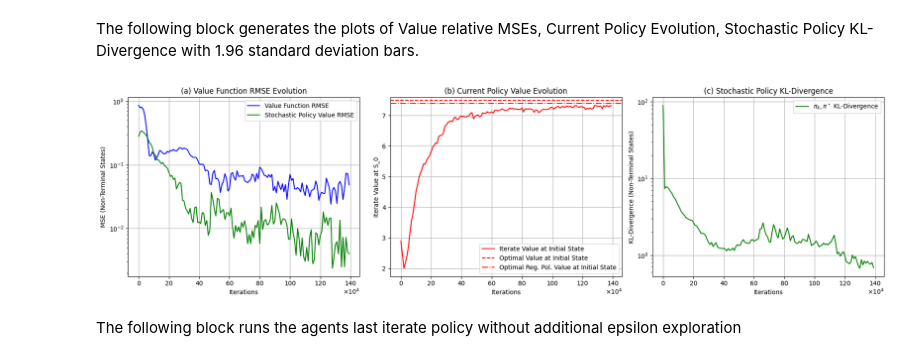
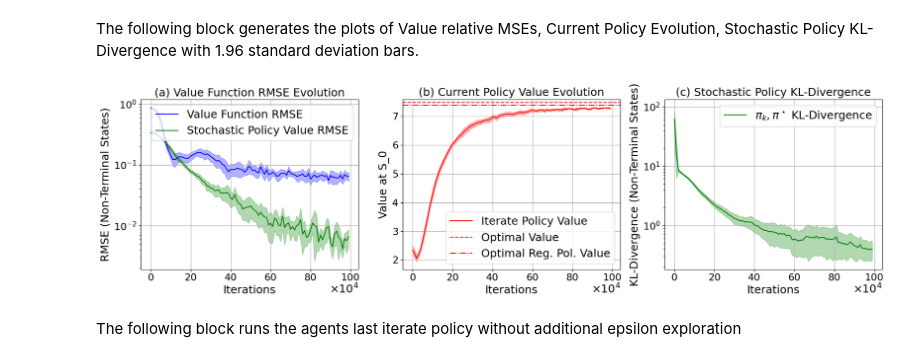
Before and after one commit to AxelFW/tt-primal-dual-rl, a Jupyter notebook: tt_primal_dual_rl_FrozenLake.ipynb, the cells around one changed output. Cells and saved outputs as stored; diff of their text form; code cells hidden in the pictures.

Commit message:
Plot Fontsize changes

```diff
--- a/tt_primal_dual_rl_FrozenLake.ipynb
+++ b/tt_primal_dual_rl_FrozenLake.ipynb
@@ -817,7 +817,7 @@ from scipy.optimize import root_scalar
 n_episodes = 100_000
 n_total_episodes = 180_000  # total episodes for simulation
 MSE_freq = 10_000
-num_runs = 1  # run 10 independent initializations
+num_runs = 10  # run 10 independent initializations
 
 desc = ["SHHH",
         "FFFH",
@@ -836,7 +836,7 @@ eta_rho = 0.1
 max_buffer = 10_000
 
 # Decay scaling
-decay_scale = 200
+decay_scale = 500
 
 # Determine flat start iterations using root_scalar
 alpha_k = lambda count: 0.01 - 1 / (10 + (count))
@@ -1007,7 +1016,7 @@ def compute_mean_ci(data_list, plot_len):
     ci_lower = mean - 2 * std_error
     return mean, ci_upper, ci_lower
 
-Plot_len = 140
+Plot_len = 100
 
 # Compute mean and confidence intervals for each metric
 mse_reg_mean, mse_reg_ci_upper, mse_reg_ci_lower = compute_mean_ci(all_mse_reg_values, Plot_len)
@@ -1018,55 +1027,54 @@ rho_kl_mean, rho_kl_ci_upper, rho_kl_ci_lower = compute_mean_ci(all_rho_pol_opt_
 # Create a figure with three subplots
 fig, axes = plt.subplots(1, 3, figsize=(18, 5))
 
 # --- Subplot (a): Value Function MSE ---
 axes[0].plot(range(Plot_len), mse_reg_mean, label="Value Function RMSE", color="blue")
 axes[0].fill_between(range(Plot_len), mse_reg_ci_lower, mse_reg_ci_upper, color="blue", alpha=0.3)  # CI shading
 
 axes[0].plot(range(Plot_len), value_mse_mean, label="Stochastic Policy Value RMSE", color="green")
 axes[0].fill_between(range(Plot_len), value_mse_ci_lower, value_mse_ci_upper, color="green", alpha=0.3)
 
-axes[0].set_xlabel("Iterations")
-axes[0].set_ylabel("MSE (Non-Terminal States)")
-axes[0].set_title("(a) Value Function RMSE Evolution")
-axes[0].set_yscale("log")  # Log scale
-axes[0].legend()
+axes[0].set_xlabel("Iterations", fontsize=18)
+axes[0].set_ylabel("RMSE (Non-Terminal States)", fontsize=18)
+axes[0].set_title("(a) Value Function RMSE Evolution", fontsize=18)
+axes[0].set_yscale("log")
+axes[0].legend(fontsize=18)
 axes[0].grid(True)
 
 # --- Subplot (b): Policy Value at Initial State ---
-axes[1].plot(range(Plot_len), value_start_mean, label="Iterate Value at Initial State", color="red")
+axes[1].plot(range(Plot_len), value_start_mean, label="Iterate Policy Value", color="red")
 axes[1].fill_between(range(Plot_len), value_start_ci_lower, value_start_ci_upper, color="red", alpha=0.3)
 
-axes[1].axhline(y=V_optimal[0], color='red', linestyle='--', label="Optimal Value at Initial State")
-axes[1].axhline(y=V_reg_V_optimal[0], color='red', linestyle='-.', label="Optimal Reg. Pol. Value at Initial State")
+axes[1].axhline(y=V_optimal[0], color='red', linestyle='--', label="Optimal Value")
+axes[1].axhline(y=V_reg_V_optimal[0], color='red', linestyle='-.', label="Optimal Reg. Pol. Value")
 
-axes[1].set_xlabel("Iterations")
-axes[1].set_ylabel("Iterate Value at S_0")
-axes[1].set_title("(b) Current Policy Value Evolution")
-axes[1].legend()
+axes[1].set_xlabel("Iterations", fontsize=18)
+axes[1].set_ylabel("Value at S_0", fontsize=18)
+axes[1].set_title("(b) Current Policy Value Evolution", fontsize=18)
+axes[1].legend(fontsize=18)
 axes[1].grid(True)
 
 # --- Subplot (c): KL-Divergence ---
 axes[2].plot(range(Plot_len), rho_kl_mean, label="$\pi_k, \pi^\star$ KL-Divergence", color="green")
 axes[2].fill_between(range(Plot_len), rho_kl_ci_lower, rho_kl_ci_upper, color="green", alpha=0.3)
 
-axes[2].set_xlabel("Iterations")
-axes[2].set_ylabel("KL-Divergence (Non-Terminal States)")
-axes[2].set_title("(c) Stochastic Policy KL-Divergence")
-axes[2].set_yscale("log")  # Log scale
-axes[2].legend()
+axes[2].set_xlabel("Iterations", fontsize=18)
+axes[2].set_ylabel("KL-Divergence (Non-Terminal States)", fontsize=18)
+axes[2].set_title("(c) Stochastic Policy KL-Divergence", fontsize=18)
+axes[2].set_yscale("log")
+axes[2].legend(fontsize=18)
 axes[2].grid(True)
 
-
-
+# Additional text label
 for ax in axes:
-    ax.text(1.0, -0.1, r"$\times 10^4$", transform=ax.transAxes, ha="right", fontsize=10)
-
+    ax.text(1.0, -0.14, r"$\times 10^4$", transform=ax.transAxes, ha="right", fontsize=18)
+    ax.tick_params(labelsize=16)  # Increase tick label font size
 
 # Adjust layout and show the plot
 plt.tight_layout()
 plt.show()
 # %% [output]
-[figure, old version]
+[figure, new version]
 # %% [markdown]
 The following block runs the agents last iterate policy without additional epsilon exploration
 # %%
```
Also changed, not shown: parts of 1 cell of this notebook, 1 other file.
